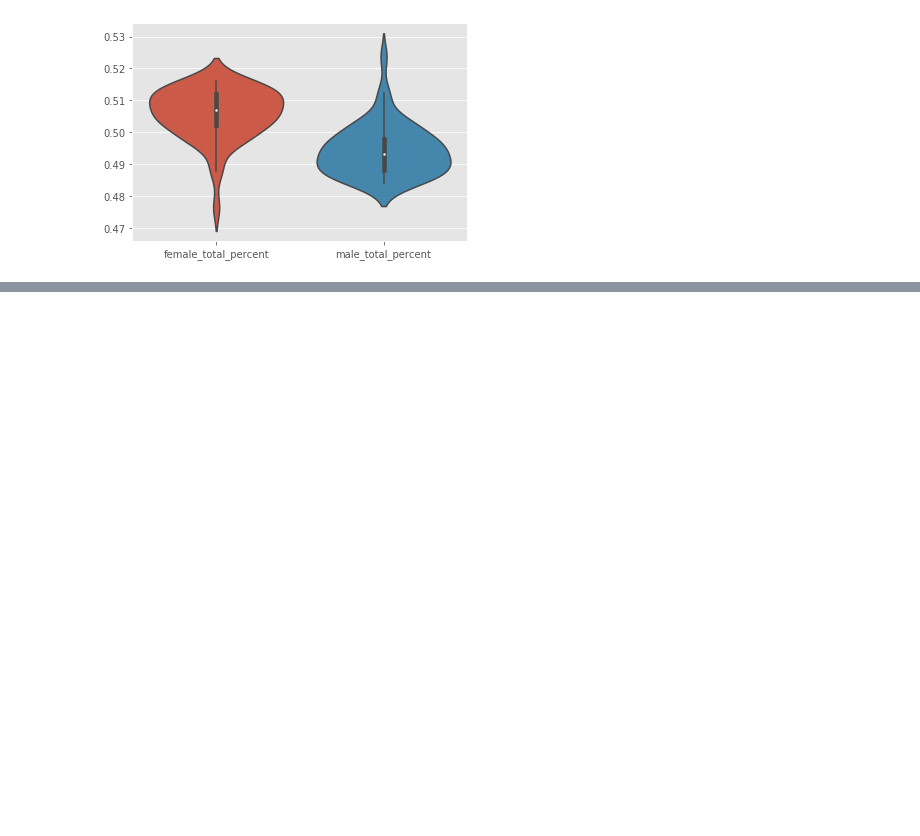
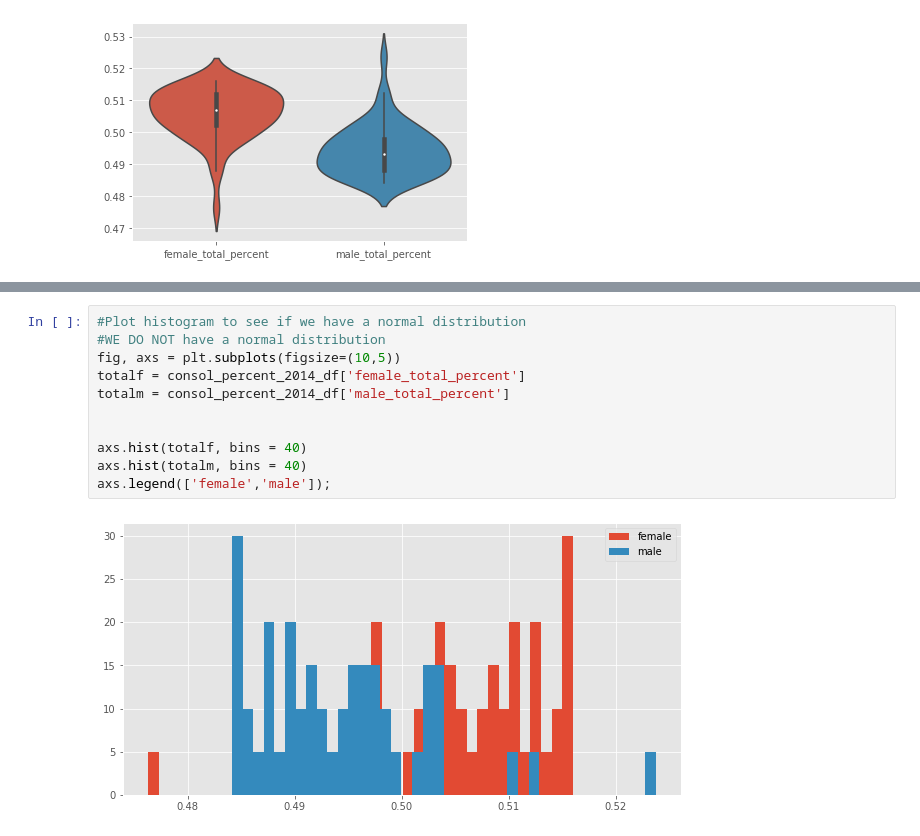
Before and after one commit to Prvargas/Where_Are_The_Drugs, a Jupyter notebook: Health_Care_Query_Clean.ipynb, the cells around one changed output, grey strips where cells are left out. Drawn from its saved outputs; the diff is of its cells as text; blank space fills up the shorter version.

Commit message:
Having issues ID distribution & Hypothesis test

```diff
--- a/Health_Care_Query_Clean.ipynb
+++ b/Health_Care_Query_Clean.ipynb
@@ -357,0 +370,13 @@ clean_consol_2014_df[ 'female_total_percent' ].plot.hist()
+# %%
+#Plot histogram to see if we have a normal distribution
+#WE DO NOT have a normal distribution
+fig, axs = plt.subplots(figsize=(10,5))
+totalf = consol_percent_2014_df['female_total_percent']
+totalm = consol_percent_2014_df['male_total_percent']
+
+
+axs.hist(totalf, bins = 40)
+axs.hist(totalm, bins = 40)
+axs.legend(['female','male']);
+# %% [output]
+[figure, added]
```
Also changed, not shown: parts of 14 cells of this notebook, 10 other files.
